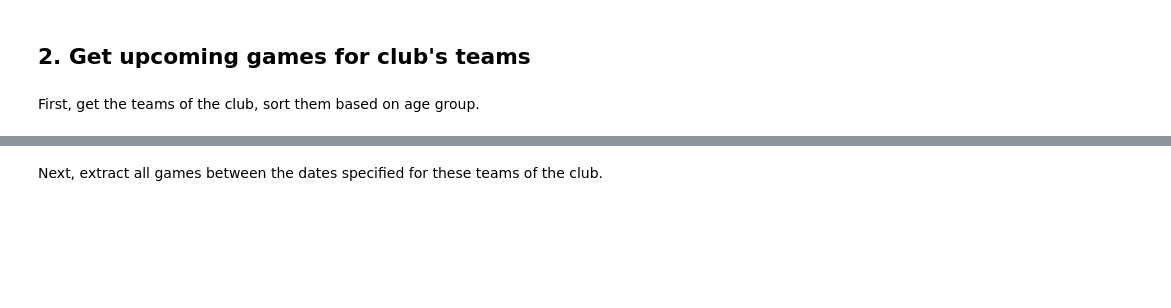
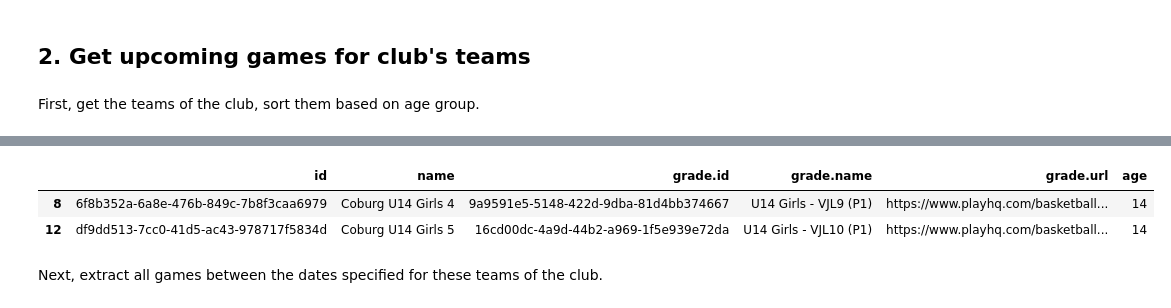
Before and after one commit to ssardina/tapp-fixture, a Jupyter notebook: playhq_scrape.ipynb, the cells around one changed output, grey strips where cells are left out. Drawn from its saved outputs; the diff is of its cells as text; code cells hidden in the pictures; blank space fills up the shorter version.

```diff
--- a/playhq_scrape.ipynb
+++ b/playhq_scrape.ipynb
@@ -96,3 +113,15 @@ print(f"Found {len(teams)} teams:", teams)
+# %%
+# teams_df.query("name == 'Coburg U12 Boys 1'")
+
+# if needed keep only a specific team (e.g., for debugging later)
+# teams_df = teams_df.query("id == '115ca2a9-5383-4beb-9703-691006568974'")
+
+teams_df = teams_df.query("name == 'Coburg U14 Girls 4' or name == 'Coburg U14 Girls 5'")
+teams_df
+# %% [output]
+|  | id | name | grade.id | grade.name | grade.url | age |
+| 8 | 6f8b352a-6a8e-476b-849c-7b8f3caa6979 | Coburg U14 Girls 4 | 9a9591e5-5148-422d-9dba-81d4bb374667 | U14 Girls - VJL9 (P1) | https://www.playhq.com/basketball... | 14 |
+| 12 | df9dd513-7cc0-41d5-ac43-978717f5834d | Coburg U14 Girls 5 | 16cd00dc-4a9d-44b2-a969-1f5e939e72da | U14 Girls - VJL10 (P1) | https://www.playhq.com/basketball... | 14 |
 # %% [markdown]
 Next, extract all games between the dates specified for these teams of the club.
 # %%
```
Also changed, not shown: parts of 13 cells of this notebook, 1 other file.
